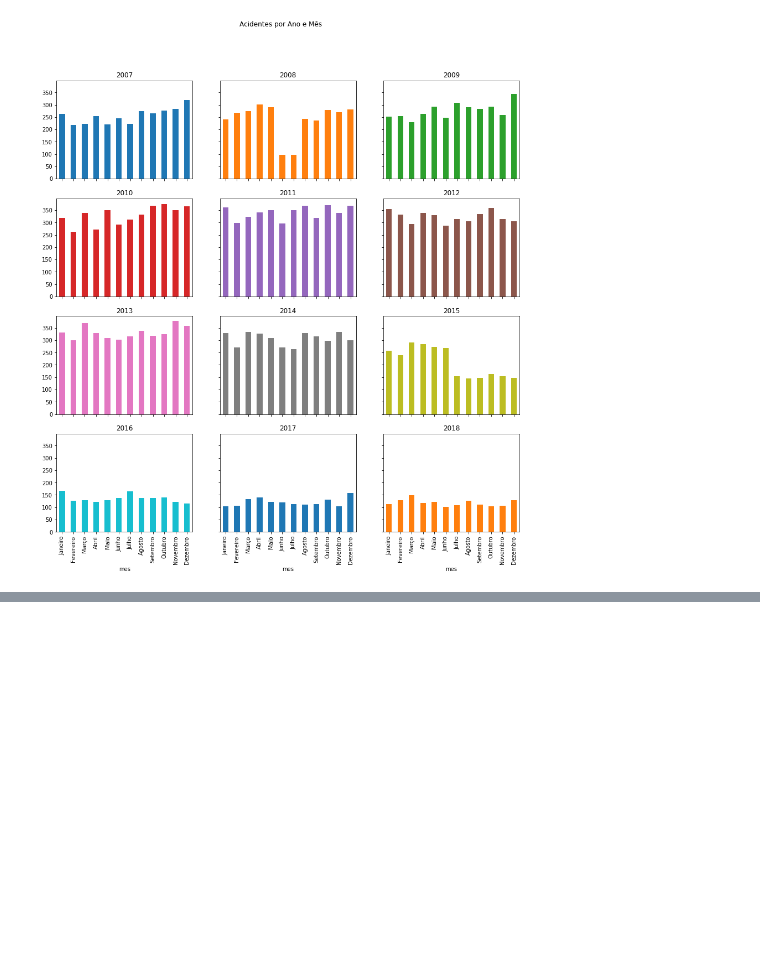
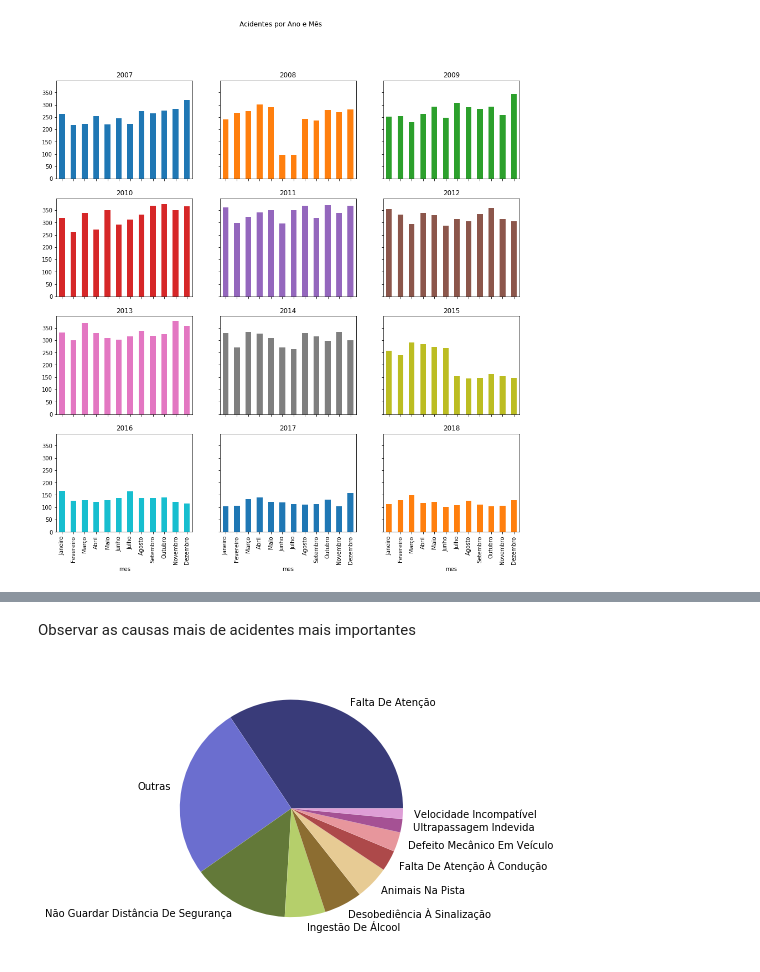
Before and after one commit to daniel-santos-7/tcc-bct, a Jupyter notebook: datatran.ipynb, the cells around one changed output, grey strips where cells are left out. Drawn from its saved outputs; the diff is of its cells as text; code cells hidden in the pictures; blank space fills up the shorter version.

```diff
--- a/datatran.ipynb
+++ b/datatran.ipynb
@@ -400,0 +458,7 @@ datatran_rn['municipio'].value_counts().head(10).plot(kind='bar');
+# %% [markdown]
+Observar as causas mais de acidentes mais importantes
+# %%
+# plotar gráfico de setores
+datatran_rn['causa_acidente'].value_counts().head(10).rename('').plot(kind='pie',figsize=(5,5),colormap='tab20b');
+# %% [output]
+[figure, added]
```
Also changed, not shown: parts of 34 cells of this notebook, 1 other file.
